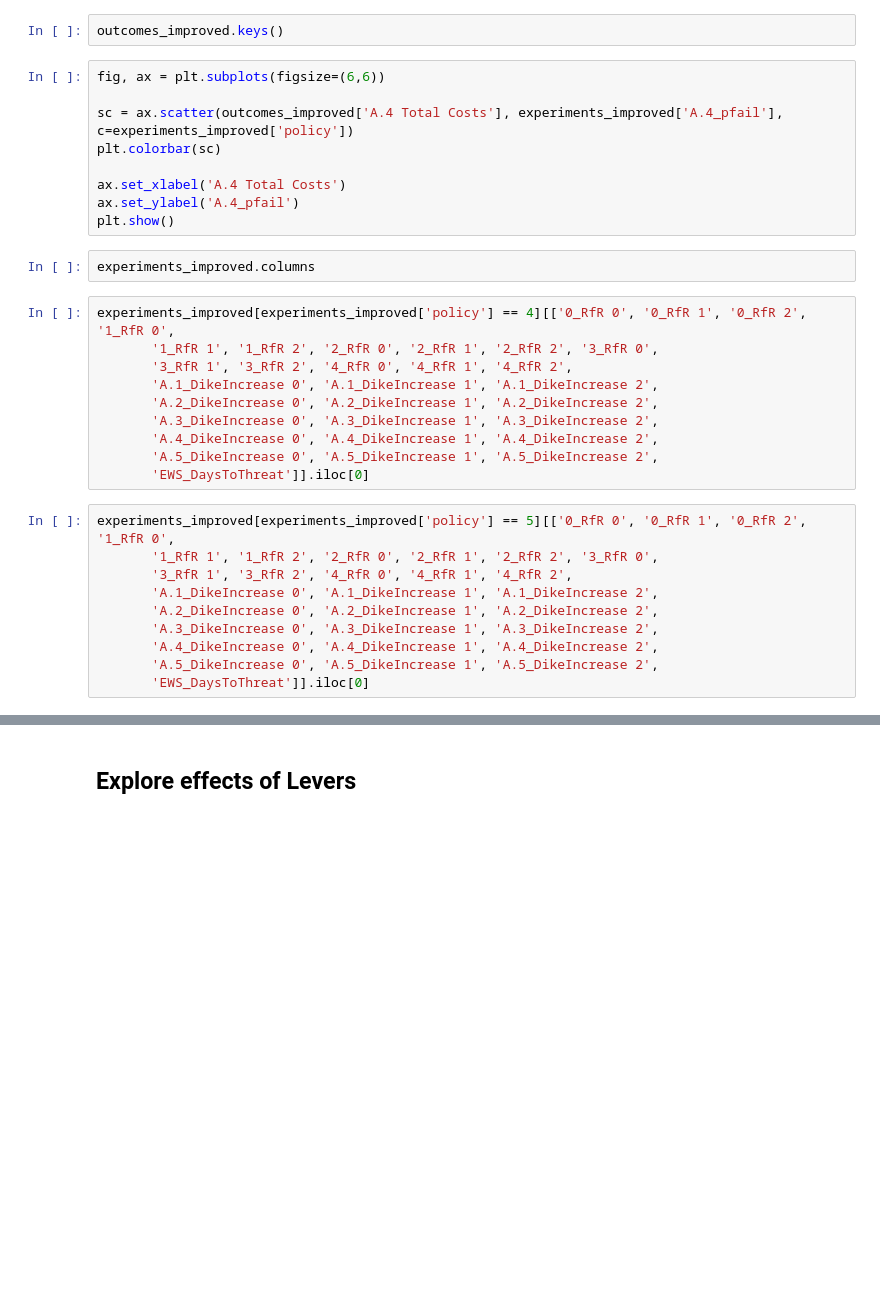
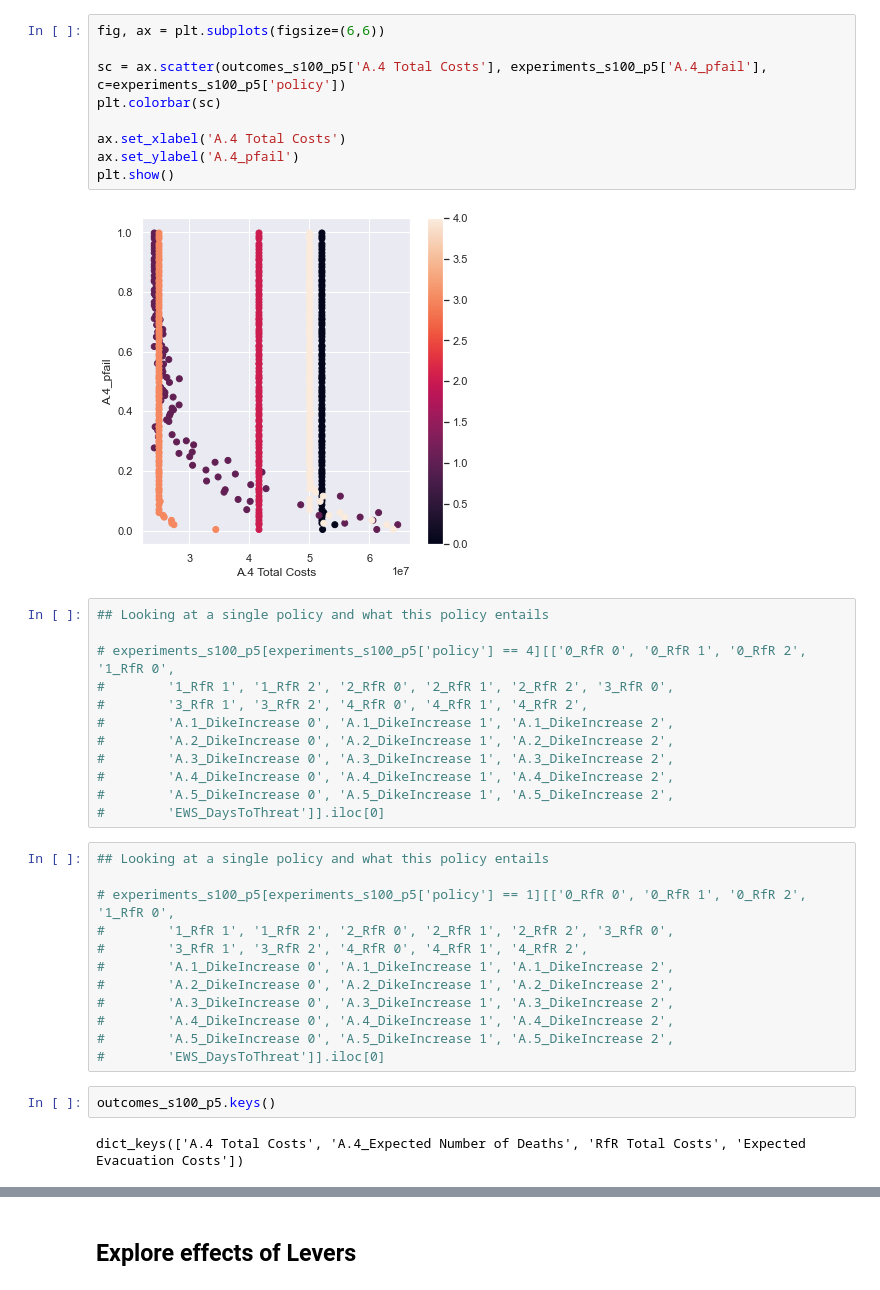
Before and after one commit to WillemijnTutu/EPA1361_group16, a Jupyter notebook: Settings_Exploration.ipynb, the cells around one changed output, grey strips where cells are left out. Drawn from its saved outputs; the diff is of its cells as text; blank space fills up the shorter version.

```diff
--- a/Settings_Exploration.ipynb
+++ b/Settings_Exploration.ipynb
@@ -168,33 +157,39 @@ plt.show()
-# %%
-outcomes_improved.keys()
 # %%
 fig, ax = plt.subplots(figsize=(6,6))
 
-sc = ax.scatter(outcomes_improved['A.4 Total Costs'], experiments_improved['A.4_pfail'], c=experiments_improved['policy'])
+sc = ax.scatter(outcomes_s100_p5['A.4 Total Costs'], experiments_s100_p5['A.4_pfail'], c=experiments_s100_p5['policy'])
 plt.colorbar(sc)
 
 ax.set_xlabel('A.4 Total Costs')
 ax.set_ylabel('A.4_pfail')
 plt.show()
+# %% [output]
+[figure, added]
-# %%
-experiments_improved.columns
 # %%
-experiments_improved[experiments_improved['policy'] == 4][['0_RfR 0', '0_RfR 1', '0_RfR 2', '1_RfR 0',
-       '1_RfR 1', '1_RfR 2', '2_RfR 0', '2_RfR 1', '2_RfR 2', '3_RfR 0',
-       '3_RfR 1', '3_RfR 2', '4_RfR 0', '4_RfR 1', '4_RfR 2',
-       'A.1_DikeIncrease 0', 'A.1_DikeIncrease 1', 'A.1_DikeIncrease 2',
-       'A.2_DikeIncrease 0', 'A.2_DikeIncrease 1', 'A.2_DikeIncrease 2',
-       'A.3_DikeIncrease 0', 'A.3_DikeIncrease 1', 'A.3_DikeIncrease 2',
-       'A.4_DikeIncrease 0', 'A.4_DikeIncrease 1', 'A.4_DikeIncrease 2',
-       'A.5_DikeIncrease 0', 'A.5_DikeIncrease 1', 'A.5_DikeIncrease 2',
-       'EWS_DaysToThreat']].iloc[0]
+## Looking at a single policy and what this policy entails
+
+# experiments_s100_p5[experiments_s100_p5['policy'] == 4][['0_RfR 0', '0_RfR 1', '0_RfR 2', '1_RfR 0',
+#        '1_RfR 1', '1_RfR 2', '2_RfR 0', '2_RfR 1', '2_RfR 2', '3_RfR 0',
+#        '3_RfR 1', '3_RfR 2', '4_RfR 0', '4_RfR 1', '4_RfR 2',
+#        'A.1_DikeIncrease 0', 'A.1_DikeIncrease 1', 'A.1_DikeIncrease 2',
+#        'A.2_DikeIncrease 0', 'A.2_DikeIncrease 1', 'A.2_DikeIncrease 2',
+#        'A.3_DikeIncrease 0', 'A.3_DikeIncrease 1', 'A.3_DikeIncrease 2',
+#        'A.4_DikeIncrease 0', 'A.4_DikeIncrease 1', 'A.4_DikeIncrease 2',
+#        'A.5_DikeIncrease 0', 'A.5_DikeIncrease 1', 'A.5_DikeIncrease 2',
+#        'EWS_DaysToThreat']].iloc[0]
 # %%
-experiments_improved[experiments_improved['policy'] == 5][['0_RfR 0', '0_RfR 1', '0_RfR 2', '1_RfR 0',
-       '1_RfR 1', '1_RfR 2', '2_RfR 0', '2_RfR 1', '2_RfR 2', '3_RfR 0',
-       '3_RfR 1', '3_RfR 2', '4_RfR 0', '4_RfR 1', '4_RfR 2',
-       'A.1_DikeIncrease 0', 'A.1_DikeIncrease 1', 'A.1_DikeIncrease 2',
-       'A.2_DikeIncrease 0', 'A.2_DikeIncrease 1', 'A.2_DikeIncrease 2',
-       'A.3_DikeIncrease 0', 'A.3_DikeIncrease 1', 'A.3_DikeIncrease 2',
-       'A.4_DikeIncrease 0', 'A.4_DikeIncrease 1', 'A.4_DikeIncrease 2',
-       'A.5_DikeIncrease 0', 'A.5_DikeIncrease 1', 'A.5_DikeIncrease 2',
-       'EWS_DaysToThreat']].iloc[0]
+## Looking at a single policy and what this policy entails
+
+# experiments_s100_p5[experiments_s100_p5['policy'] == 1][['0_RfR 0', '0_RfR 1', '0_RfR 2', '1_RfR 0',
+#        '1_RfR 1', '1_RfR 2', '2_RfR 0', '2_RfR 1', '2_RfR 2', '3_RfR 0',
+#        '3_RfR 1', '3_RfR 2', '4_RfR 0', '4_RfR 1', '4_RfR 2',
+#        'A.1_DikeIncrease 0', 'A.1_DikeIncrease 1', 'A.1_DikeIncrease 2',
+#        'A.2_DikeIncrease 0', 'A.2_DikeIncrease 1', 'A.2_DikeIncrease 2',
+#        'A.3_DikeIncrease 0', 'A.3_DikeIncrease 1', 'A.3_DikeIncrease 2',
+#        'A.4_DikeIncrease 0', 'A.4_DikeIncrease 1', 'A.4_DikeIncrease 2',
+#        'A.5_DikeIncrease 0', 'A.5_DikeIncrease 1', 'A.5_DikeIncrease 2',
+#        'EWS_DaysToThreat']].iloc[0]
+# %%
+outcomes_s100_p5.keys()
+# %% [output]
+dict_keys(['A.4 Total Costs', 'A.4_Expected Number of Deaths', 'RfR Total Costs', 'Expected Evacuation Costs'])
```
Also changed, not shown: parts of 29 cells of this notebook, 1 other file.
